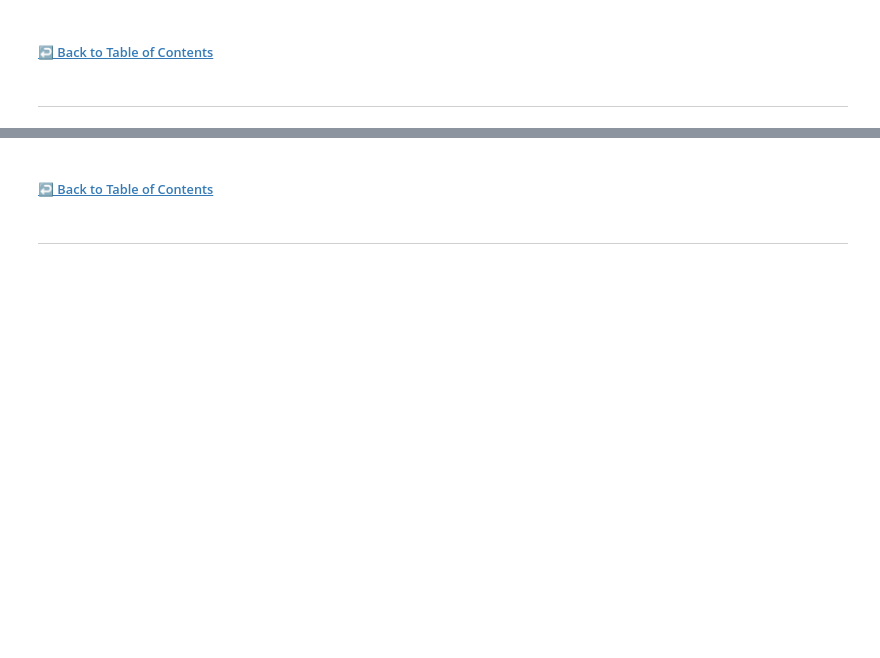
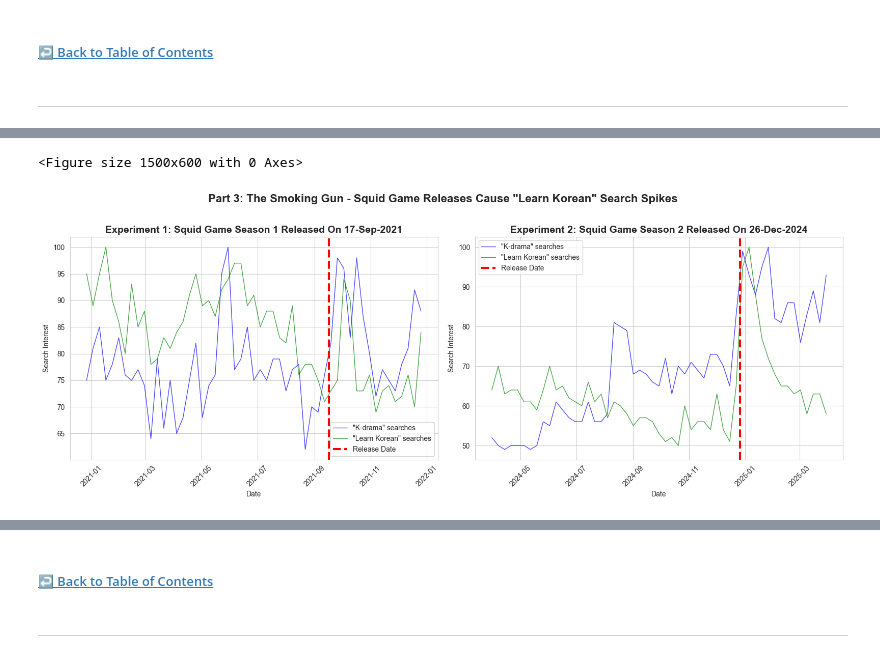
Before and after one commit to HaveTimeDrinkTea/squidgameeffect, a Jupyter notebook: notebooks/squidgameeffect_analysis.ipynb, the cells around one changed output, grey strips where cells are left out. Saved outputs shown, nothing was run; the diff lists cells and outputs as text; code cells hidden in the pictures; blank space fills up the shorter version.

Commit message:
Added Part 3: Squid Game - the smoking gun?

```diff
--- a/notebooks/squidgameeffect_analysis.ipynb
+++ b/notebooks/squidgameeffect_analysis.ipynb
@@ -201,0 +208,16 @@ analysis_periods = {
+# %%
+# Load the Squid Game 1 and 2 "K-Drama" Data and convert week col to DateTime
+kdrama_squid1_df = pd.read_csv(processed_filepaths['timeline']['kdrama']['squidgame1'])
+kdrama_squid2_df = pd.read_csv(processed_filepaths['timeline']['kdrama']['squidgame2'])
+kdrama_squid1_df['week'] = pd.to_datetime(kdrama_squid1_df['week'])
+kdrama_squid2_df['week'] = pd.to_datetime(kdrama_squid2_df['week'])
+
+# Load the Squid Game 1 and 2 "Learn Korean" Data and convert week col to DateTime
+learn_korean_squid1_df = pd.read_csv(processed_filepaths['timeline']['learn_korean']['squidgame1'])
+learn_korean_squid2_df = pd.read_csv(processed_filepaths['timeline']['learn_korean']['squidgame2'])
+learn_korean_squid1_df['week'] = pd.to_datetime(learn_korean_squid1_df['week'])
+learn_korean_squid2_df['week'] = pd.to_datetime(learn_korean_squid2_df['week'])
+
+# look at the data
+print(kdrama_squid1_df.head())
+print(learn_korean_squid2_df.head())
@@ -201,0 +237,37 @@ analysis_periods = {
+# %%
+# Season 1 Plot
+# Set up the style
+plt.figure(figsize=(15, 6))
+fig, (ax1, ax2) = plt.subplots(1, 2, figsize=(16, 6))
+
+# Season 1 Plot
+sns.lineplot(data=kdrama_squid1_df, x='week', y='kdrama_squidgame1',
+             ax=ax1, label='"K-drama" searches', color='blue', linewidth=1, alpha=0.7)
+sns.lineplot(data=learn_korean_squid1_df, x='week', y='learn_korean_squidgame1',
+             ax=ax1, label='"Learn Korean" searches', color='green', linewidth=1, alpha=0.7)
+ax1.axvline(pd.to_datetime(SQUID1_RELEASE), color='red', linestyle='--', linewidth=3, alpha=1, label='Release Date')
+ax1.set_title(f'Experiment 1: Squid Game Season 1 Released On {pd.to_datetime(SQUID1_RELEASE).strftime("%d-%b-%Y")}', fontsize=14, fontweight='bold')
+ax1.set_ylabel('Search Interest')
+ax1.set_xlabel('Date')
+ax1.legend()
+ax1.tick_params(axis='x', rotation=45)
+
+# Season 2 Plot
+sns.lineplot(data=kdrama_squid2_df, x='week', y='kdrama_squidgame2',
+             ax=ax2, label='"K-drama" searches', color='blue', linewidth=1, alpha=0.7)
+sns.lineplot(data=learn_korean_squid2_df, x='week', y='learn_korean_squidgame2',
+             ax=ax2, label='"Learn Korean" searches', color='green', linewidth=1, alpha=0.7)
+ax2.axvline(pd.to_datetime(SQUID2_RELEASE), color='red', linestyle='--', linewidth=3, alpha=1, label='Release Date')
+ax2.set_title(f'Experiment 2: Squid Game Season 2 Released On {pd.to_datetime(SQUID2_RELEASE).strftime("%d-%b-%Y")}', fontsize=14, fontweight='bold')
+ax2.set_ylabel('Search Interest')
+ax2.set_xlabel('Date')
+ax2.legend()
+ax2.tick_params(axis='x', rotation=45)
+
+plt.suptitle('Part 3: The Smoking Gun - Squid Game Releases Cause "Learn Korean" Search Spikes',
+             fontsize=16, fontweight='bold', y=1.02)
+plt.tight_layout()
+plt.show()
+# %% [output]
+<Figure size 1500x600 with 0 Axes>
+[figure, added]
```
Also changed, not shown: parts of 6 cells of this notebook.
